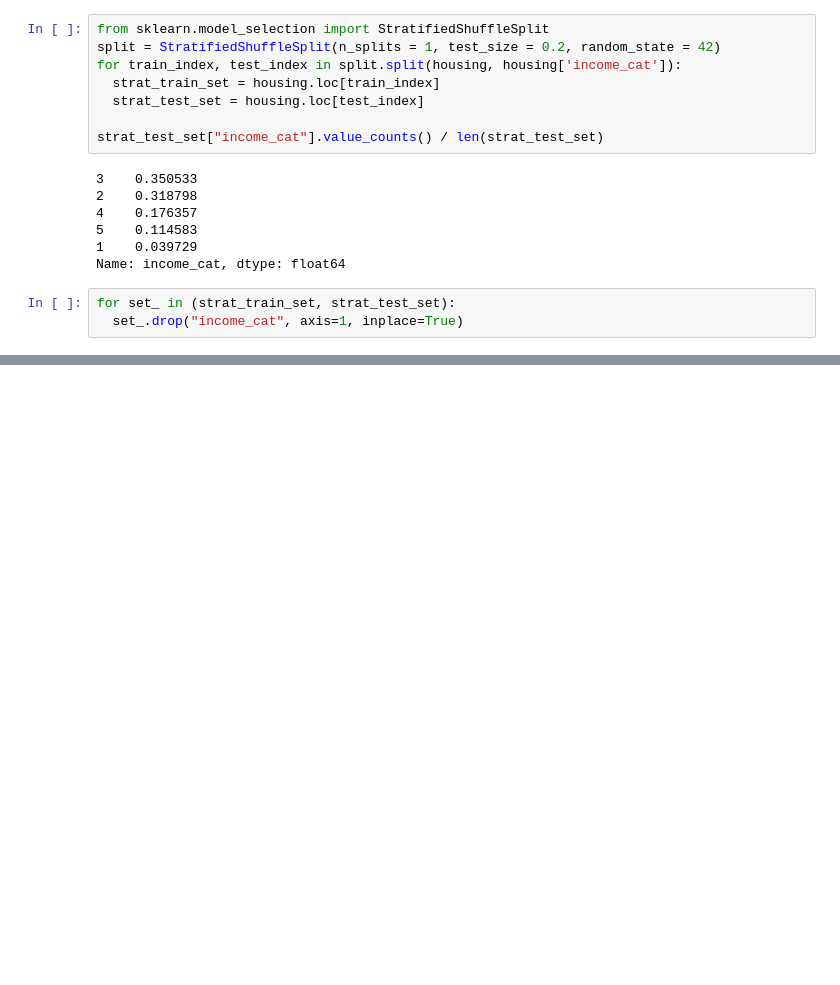
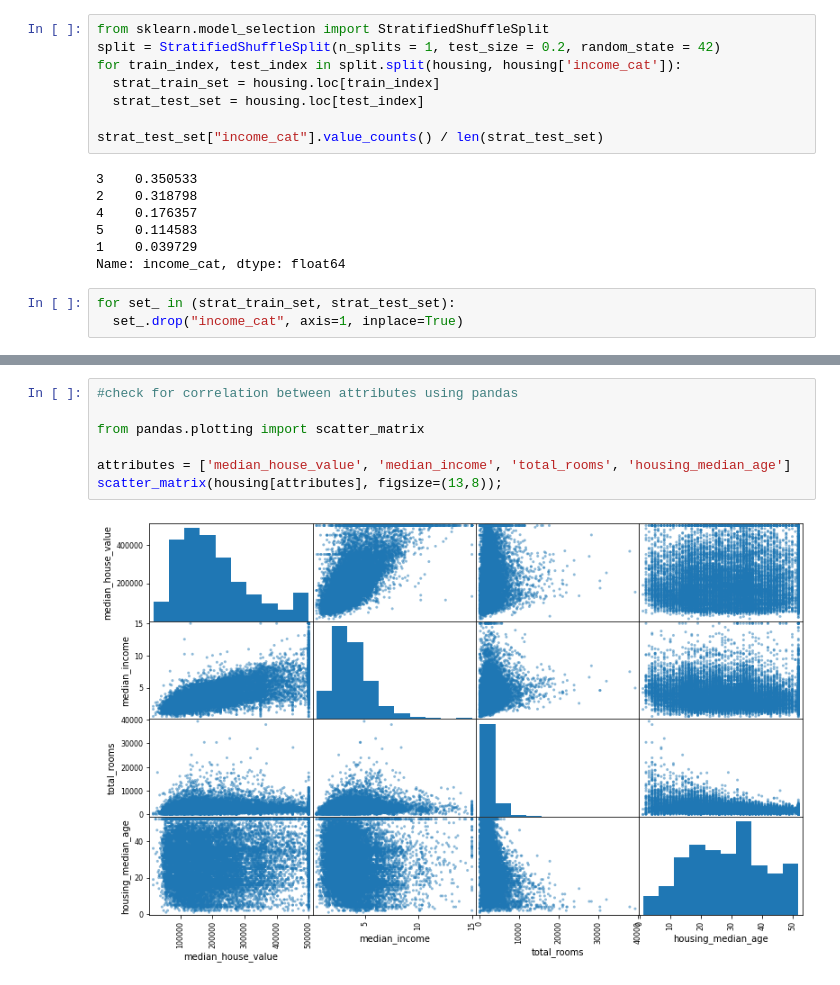
Before and after one commit to KazumaShachou/MachineLearningAndDeepLeaning, a Jupyter notebook: Machine_Learning.ipynb, the cells around one changed output, grey strips where cells are left out. Drawn from its saved outputs; the diff is of its cells as text; blank space fills up the shorter version.

```diff
--- a/Machine_Learning.ipynb
+++ b/Machine_Learning.ipynb
@@ -200,0 +240,9 @@ for set_ in (strat_train_set, strat_test_set):
+# %%
+#check for correlation between attributes using pandas
+
+from pandas.plotting import scatter_matrix
+
+attributes = ['median_house_value', 'median_income', 'total_rooms', 'housing_median_age']
+scatter_matrix(housing[attributes], figsize=(13,8));
+# %% [output]
+[figure, added]
```
Also changed, not shown: parts of 6 cells of this notebook.
